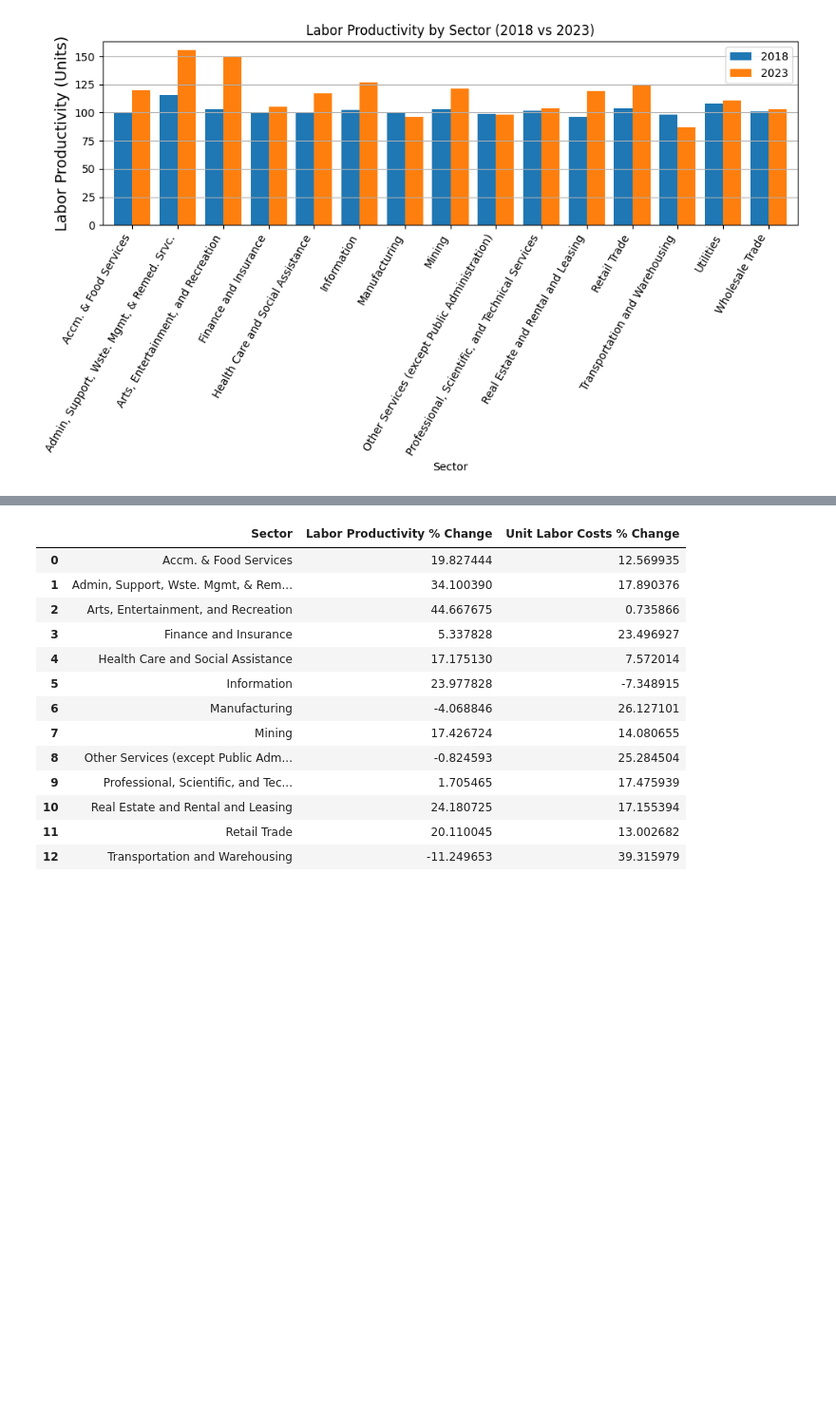
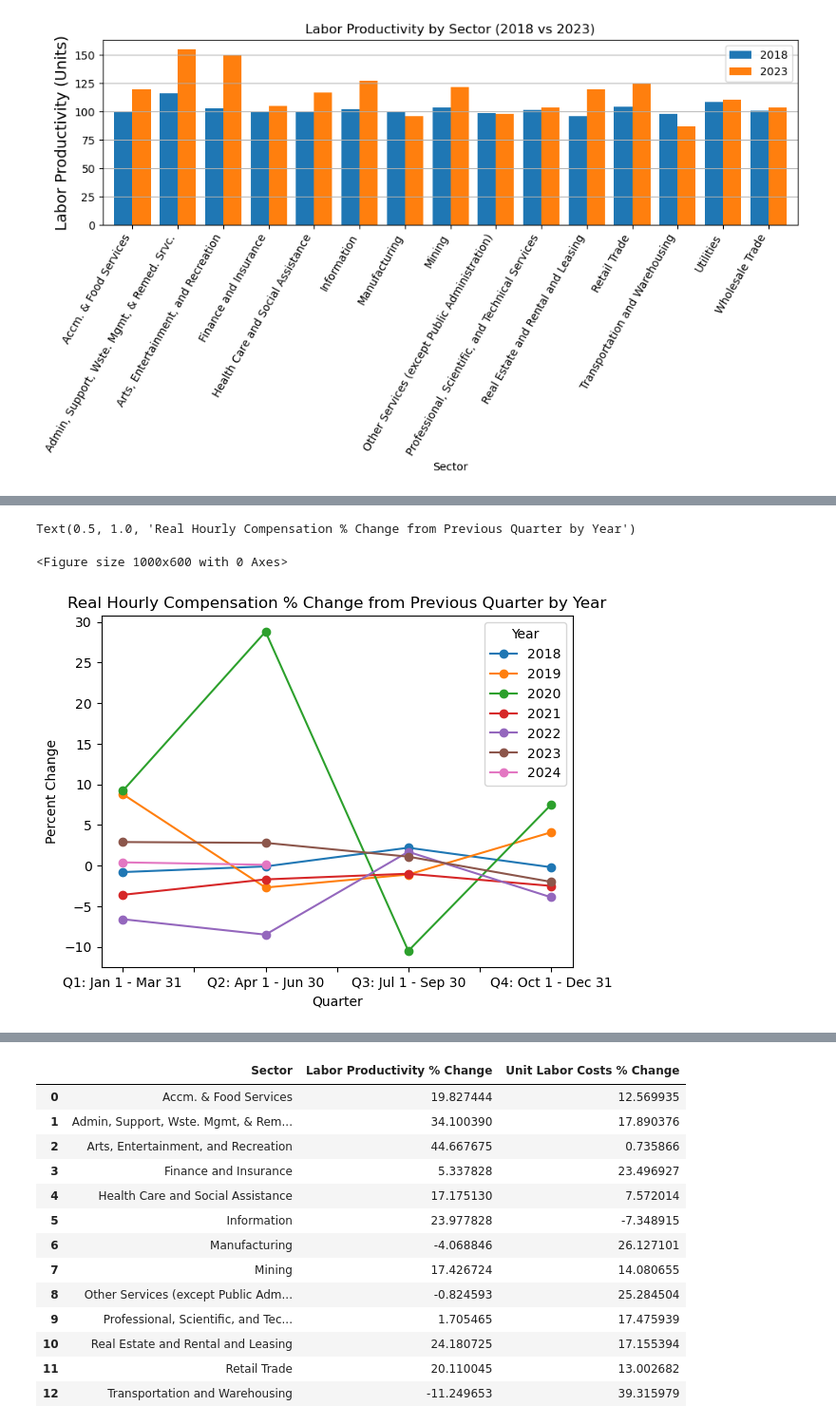
Before and after one commit to katmr27/class_project_1-, a Jupyter notebook: Project_1_Final_Draft.ipynb, the cells around one changed output, grey strips where cells are left out. Shown at 95% size. Drawn from its saved outputs; the diff is of its cells as text; code cells hidden in the pictures; blank space fills up the shorter version.

```diff
--- a/Project_1_Final_Draft.ipynb
+++ b/Project_1_Final_Draft.ipynb
@@ -309,0 +361,13 @@ sector_labor_plot.yaxis.grid(True)
+# %%
+real_hourly_compensation_plot = real_hourly_compensation_df.pivot(index="quarter", columns="Year", values="percent_change")
+
+plt.figure(figsize=(10, 6))
+real_hourly_compensation_plot.plot(marker="o")
+
+plt.xlabel("Quarter")
+plt.ylabel("Percent Change")
+plt.title("Real Hourly Compensation % Change from Previous Quarter by Year")
+# %% [output]
+Text(0.5, 1.0, 'Real Hourly Compensation % Change from Previous Quarter by Year')
+<Figure size 1000x600 with 0 Axes>
+[figure, added]
```
Also changed, not shown: parts of 28 cells of this notebook, 3 other files.
